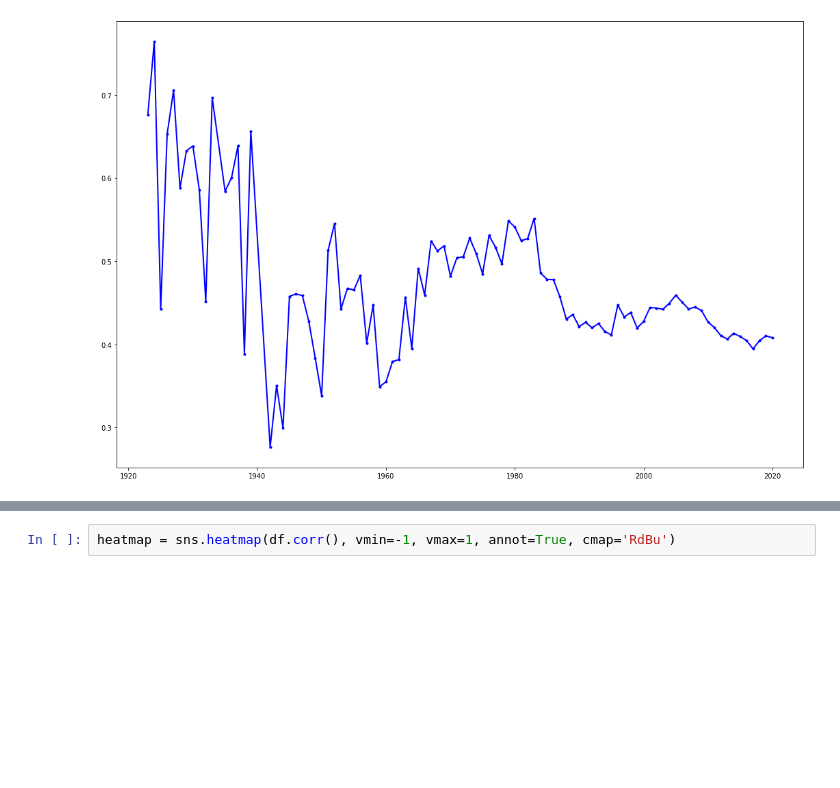
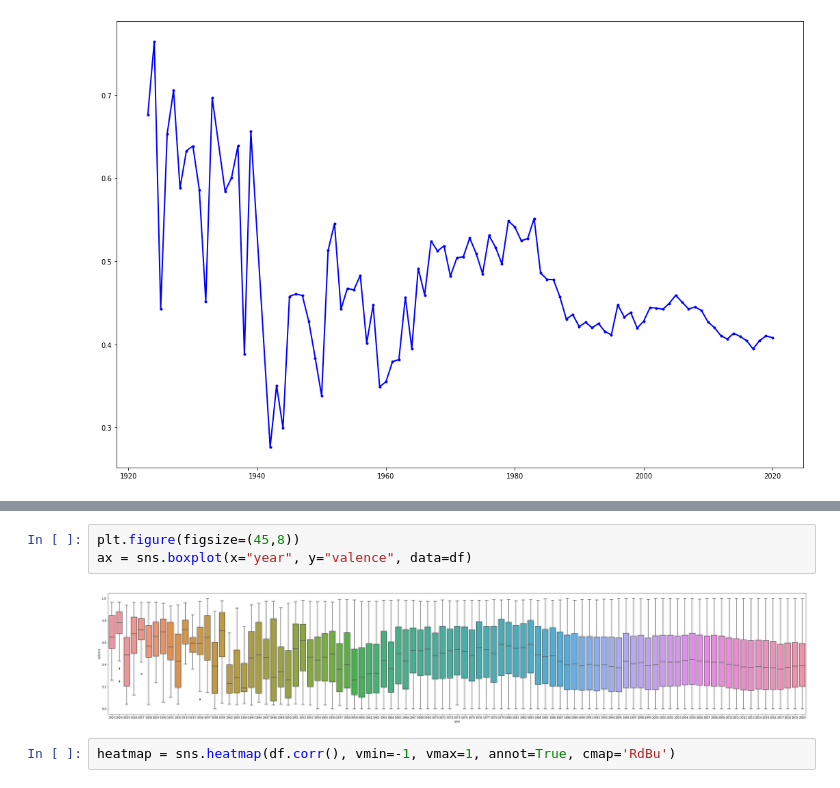
Before and after one commit to andrepalhares/msi2, a Jupyter notebook: 1 - Análise exploratória dos dados.ipynb, the cells around one changed output, grey strips where cells are left out. Cells and saved outputs as stored; diff of their text form; blank space fills up the shorter version.

```diff
--- a/1 - Análise exploratória dos dados.ipynb
+++ b/1 - Análise exploratória dos dados.ipynb
@@ -59,3 +94,8 @@ plt.plot('year', 'valence', data=valence, marker='.', color='blue', linewidth=2)
+# %%
+plt.figure(figsize=(45,8))
+ax = sns.boxplot(x="year", y="valence", data=df)
+# %% [output]
+[figure, added]
 # %%
 heatmap = sns.heatmap(df.corr(), vmin=-1, vmax=1, annot=True, cmap='RdBu')
 # %% [output]
```
Also changed, not shown: parts of 5 cells of this notebook.
